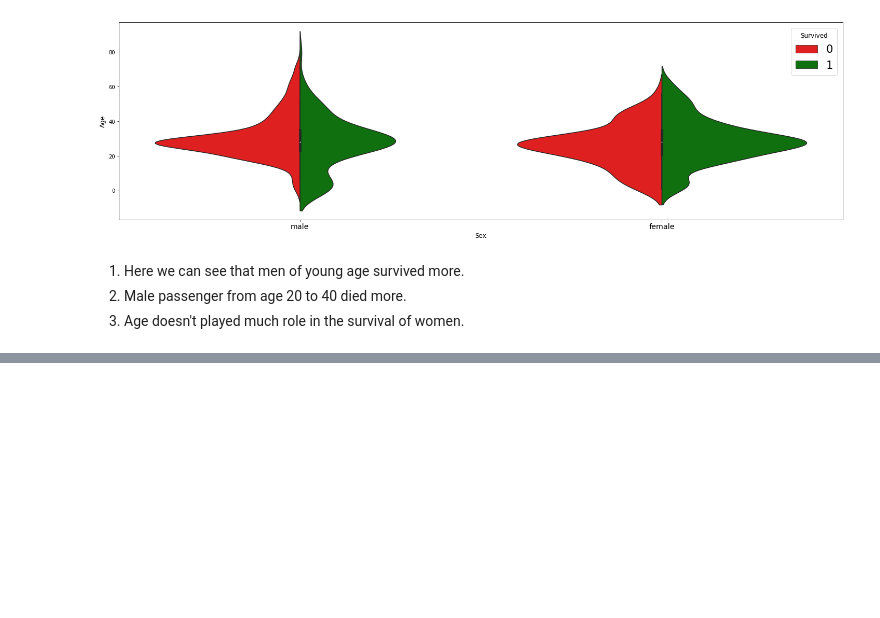
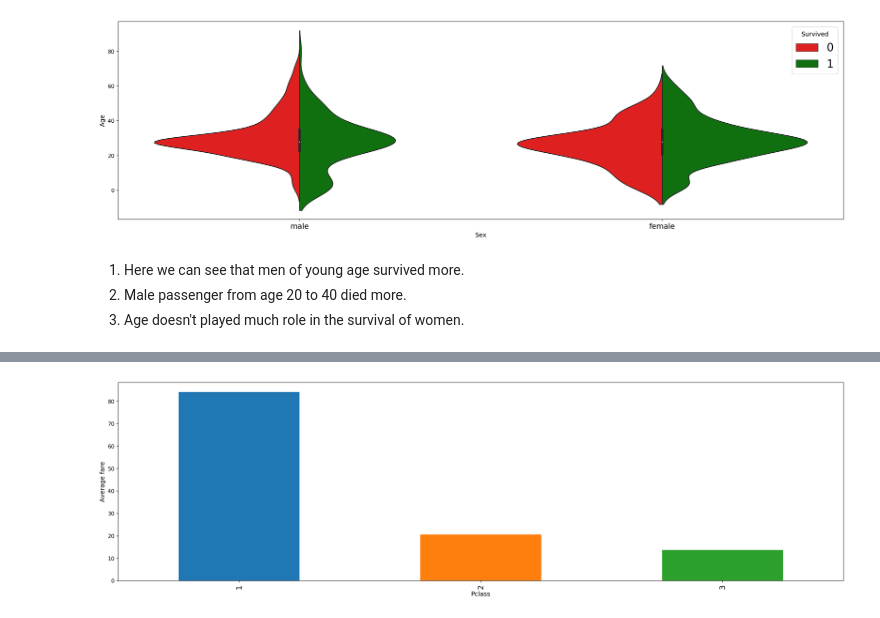
Before and after one commit to aaditya29/Kaggle-Titanic-Jupyter-Notebook, a Jupyter notebook: Titanic.ipynb, the cells around one changed output, grey strips where cells are left out. Drawn from its saved outputs; the diff is of its cells as text; code cells hidden in the pictures; blank space fills up the shorter version.

```diff
--- a/Titanic.ipynb
+++ b/Titanic.ipynb
@@ -126,0 +156,7 @@ sns.violinplot(x='Sex', y='Age',
+# %%
+#Correlating the fare with the Passenger class that is 1st, 2nd and 3rd
+ax = plot.subplot()
+ax.set_ylabel('Average fare')
+data.groupby('Pclass').mean()['Fare'].plot(kind = 'bar', figsize=(25,7), ax = ax);
+# %% [output]
+[figure, added]
```
Also changed, not shown: parts of 6 cells of this notebook.
